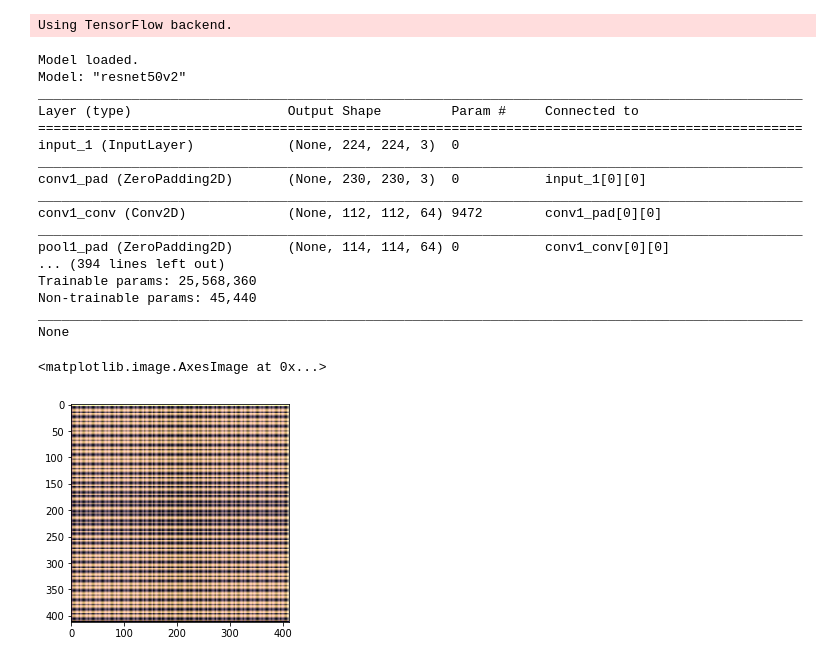
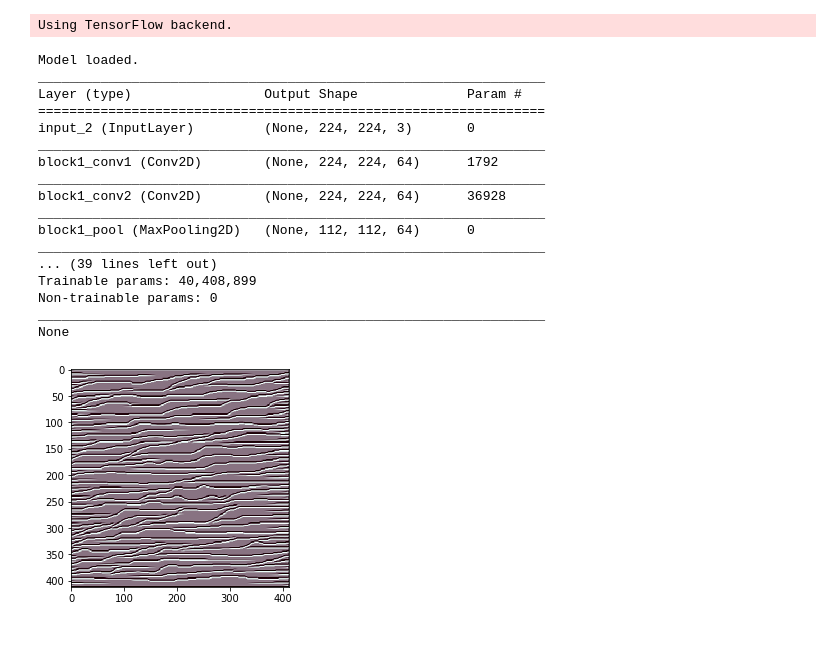
Before and after one commit to choiben314/cs325b, a Jupyter notebook: ben_dev.ipynb, the cells around one changed output. Drawn from its saved outputs; the diff is of its cells as text; code cells hidden in the pictures.

```diff
--- a/ben_dev.ipynb
+++ b/ben_dev.ipynb
@@ -21,32 +23,34 @@ import modules
 # %% [output]
 Using TensorFlow backend.
 # %%
-resnet = resnet_v2.ResNet50V2(include_top=True, weights='imagenet')
+#resnet = resnet_v2.ResNet50V2(include_top=True, weights='imagenet')
 
-#resnet = load_model('model_filename.h5')
+with tf.device('device:GPU:1'):
 
-LAYER_NAME = 'conv1_conv'
+    #model = load_model('data/checkpoints/model.hdf5')
+    model = load_model('data/clsw5/checkpoints/model.hdf5')
+    LAYER_NAME = 'block1_conv1'
 
-print('Model loaded.')
+    print('Model loaded.')
 
-print(resnet.summary())
+    print(model.summary())
 # %% [output]
 Model loaded.
-Model: "resnet50v2"
-__________________________________________________________________________________________________
-Layer (type)                    Output Shape         Param #     Connected to
-==================================================================================================
-input_1 (InputLayer)            (None, 224, 224, 3)  0
-__________________________________________________________________________________________________
-conv1_pad (ZeroPadding2D)       (None, 230, 230, 3)  0           input_1[0][0]
-__________________________________________________________________________________________________
-conv1_conv (Conv2D)             (None, 112, 112, 64) 9472        conv1_pad[0][0]
-__________________________________________________________________________________________________
-pool1_pad (ZeroPadding2D)       (None, 114, 114, 64) 0           conv1_conv[0][0]
-... (394 lines left out)
-Trainable params: 25,568,360
-Non-trainable params: 45,440
-__________________________________________________________________________________________________
+_________________________________________________________________
+Layer (type)                 Output Shape              Param #
+=================================================================
+input_2 (InputLayer)         (None, 224, 224, 3)       0
+_________________________________________________________________
+block1_conv1 (Conv2D)        (None, 224, 224, 64)      1792
+_________________________________________________________________
+block1_conv2 (Conv2D)        (None, 224, 224, 64)      36928
+_________________________________________________________________
+block1_pool (MaxPooling2D)   (None, 112, 112, 64)      0
+_________________________________________________________________
+... (39 lines left out)
+Trainable params: 40,408,899
+Non-trainable params: 0
+_________________________________________________________________
 None
 # %%
 def normalize(x):
@@ -157,11 +161,11 @@ def visualize_layer_filter(model,
     img_loss = _generate_filter_image(input_img, output_layer.output, filter_index)
     return img_loss
 # %%
-# Example: Visualization of input image that maximizes activation of filter #5 in conv1_conv layer (as defined by LAYER_NAME above)
-plt.imshow(visualize_layer_filter(resnet, LAYER_NAME, filter_index=5)[0])
+with tf.device('device:GPU:1'):
+    # Example: Visualization of input image that maximizes activation of filter #5 in conv1_conv layer (as defined by LAYER_NAME above)
+    plt.imshow(visualize_layer_filter(model, 'block5_conv1', filter_index=0)[0])
 # %% [output]
-<matplotlib.image.AxesImage at 0x...>
-[figure, old version]
+[figure, new version]
 # %%
 # Example plot of several other filters from the first CONV layer
 plt.imshow(cv2.imread('vgg_conv1_conv_5x5.png'))
```
Also changed, not shown: parts of 11 cells of this notebook, 6 other files.
